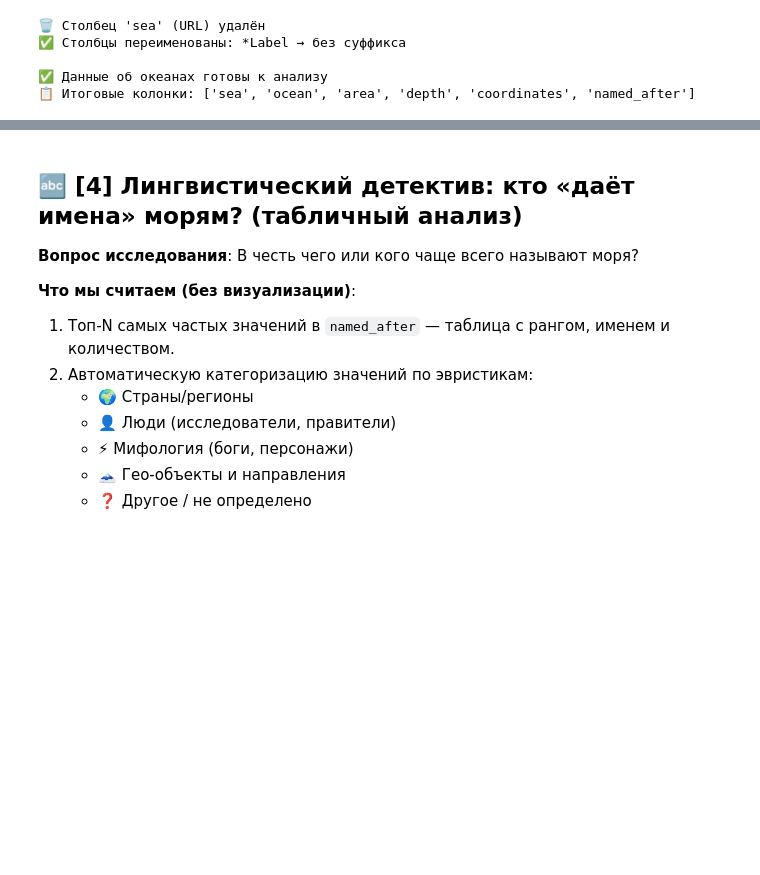
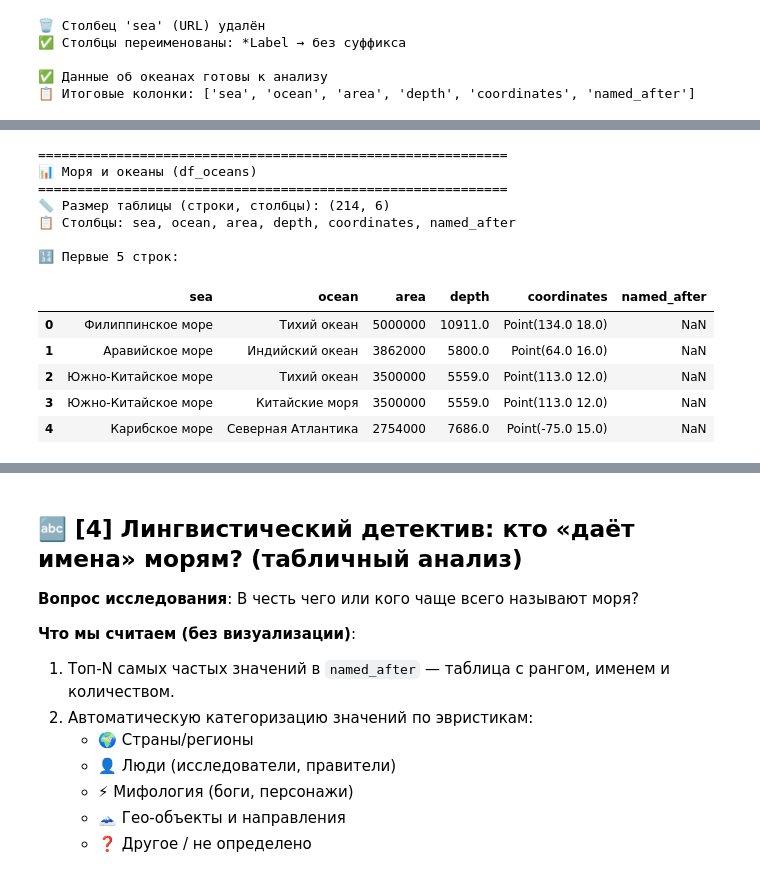
Before and after one commit to Prashkov1ch/python-ai-Prashkovich-Anna, a Jupyter notebook: notebooks/week2b_read_csv.ipynb, the cells around one changed output, grey strips where cells are left out. Drawn from its saved outputs; the diff is of its cells as text; code cells hidden in the pictures; blank space fills up the shorter version.

```diff
--- a/notebooks/week2b_read_csv.ipynb
+++ b/notebooks/week2b_read_csv.ipynb
@@ -154,0 +147,67 @@ print("📋 Итоговые колонки:", df_oceans.columns.tolist())
+# %%
+# 🔍 Шаг 3. Обзор данных: структура и первые строки
+
+def show_info(df, name, n=5):
+    """Краткий обзор DataFrame: имя, размер, список столбцов и первые строки."""
+    print(f"\n{'='*60}")
+    print(f"📊 {name}")
+    print('='*60)
+    print("📏 Размер таблицы (строки, столбцы):", df.shape)
+    print("📋 Столбцы:", ", ".join(df.columns))
+    print(f"\n🔢 Первые {n} строк:")
+    display(df.head(n))
+
+    # Проверка на пропуски
+    null_counts = df.isnull().sum()
+    if null_counts.any():
+        print("\n⚠️ Пропуски в столбцах:")
+        for col, count in null_counts[null_counts > 0].items():
+            print(f"   {col}: {count} пропусков ({count/len(df)*100:.1f}%)")
+    else:
+        print("\n✅ Пропусков не обнаружено")
+
+# 🚀 Запуск обзора для основного DataFrame
+show_info(df_oceans, "Моря и океаны (df_oceans)", n=5)
+
+# 📈 Бонус: базовая статистика по числовым колонкам
+print("\n" + "="*60)
+print("📈 Базовая статистика по числовым столбцам")
+print("="*60)
+
+numeric_cols = df_oceans.select_dtypes(include=['number']).columns
+if len(numeric_cols) > 0:
+    print(f"Числовые столбцы: {', '.join(numeric_cols)}\n")
+    print(df_oceans[numeric_cols].describe().round(2))
+else:
+    print("⚠️ Числовые столбцы не найдены")
+
+# 📋 Дополнительно: уникальные значения в текстовых колонках
+print("\n" + "="*60)
+print("🏷️ Уникальные значения в ключевых столбцах")
+print("="*60)
+
+text_cols_to_check = ['oceanLabel', 'named_afterLabel']  # до очистки
+for col in text_cols_to_check:
+    if col in df_oceans.columns:
+        unique_count = df_oceans[col].nunique()
+        print(f"\n{col}: {unique_count} уникальных значений")
+        print("Топ-5 наиболее частых:")
+        print(df_oceans[col].value_counts().head(5).to_string())
+
+print("\n" + "="*60)
+print("✅ Обзор данных завершён. Переходим к очистке (Шаг 2B).")
+print("="*60)
+# %% [output]
+============================================================
+📊 Моря и океаны (df_oceans)
+============================================================
+📏 Размер таблицы (строки, столбцы): (214, 6)
+📋 Столбцы: sea, ocean, area, depth, coordinates, named_after
+
+🔢 Первые 5 строк:
+|  | sea | ocean | area | depth | coordinates | named_after |
+| 0 | Филиппинское море | Тихий океан | 5000000 | 10911.0 | Point(134.0 18.0) | NaN |
+| 1 | Аравийское море | Индийский океан | 3862000 | 5800.0 | Point(64.0 16.0) | NaN |
+| 2 | Южно-Китайское море | Тихий океан | 3500000 | 5559.0 | Point(113.0 12.0) | NaN |
+| 3 | Южно-Китайское море | Китайские моря | 3500000 | 5559.0 | Point(113.0 12.0) | NaN |
+| 4 | Карибское море | Северная Атлантика | 2754000 | 7686.0 | Point(-75.0 15.0) | NaN |
```
Also changed, not shown: parts of 7 cells of this notebook.
